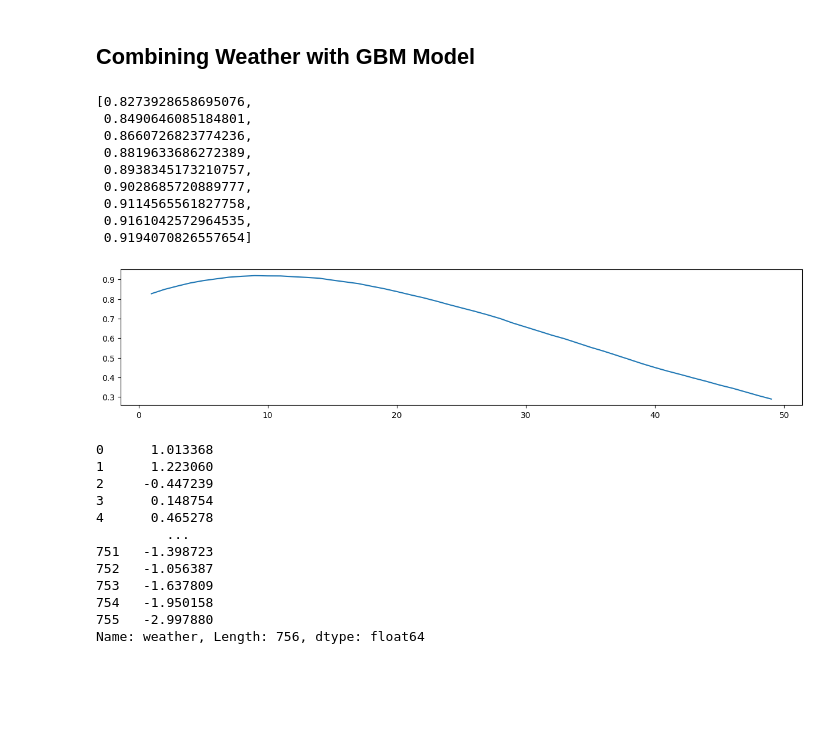
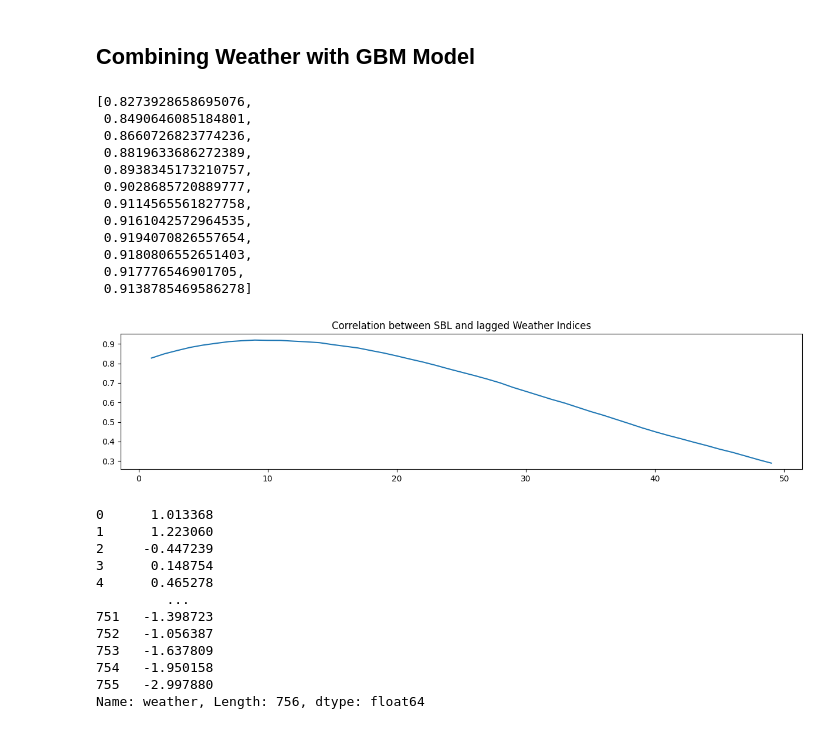
Before and after one commit to Ae-bii/uchicago-trading-2023, a Jupyter notebook: case1/analysis/analysis.ipynb, the cells around one changed output. Cells and saved outputs as stored; diff of their text form; code cells hidden in the pictures; blank space fills up the shorter version.

```diff
--- a/case1/analysis/analysis.ipynb
+++ b/case1/analysis/analysis.ipynb
@@ -298,24 +298,28 @@ plt.plot(x, 1 / (np.sqrt(2 * var * np.pi)) * np.exp(-(x - mean)**2 / (2 * var)))
 # %%
 l = []
 
 for i in range(1, 50):
     l.append(np.corrcoef(full_w[:-i], full_data['SBL'][i:])[1][0])
 
+plt.title('Correlation between SBL and lagged Weather Indices')
 plt.plot(range(1, len(l) + 1), l)
 max(l)
-l[0:9]
+l[0:12]
 # l.index(max(l))
 # %% [output]
 [0.8273928658695076,
  0.8490646085184801,
  0.8660726823774236,
  0.8819633686272389,
  0.8938345173210757,
  0.9028685720889777,
  0.9114565561827758,
  0.9161042572964535,
- 0.9194070826557654]
+ 0.9194070826557654,
+ 0.9180806552651403,
+ 0.917776546901705,
+ 0.9138785469586278]
-[figure, old version]
+[figure, new version]
 # %%
 def gbm_corr_expected_price(exog, corrs, n_lags=10, price_0=0, mean=0, var=1):
     """
```
Also changed, not shown: parts of 3 cells of this notebook, 2 other files.
